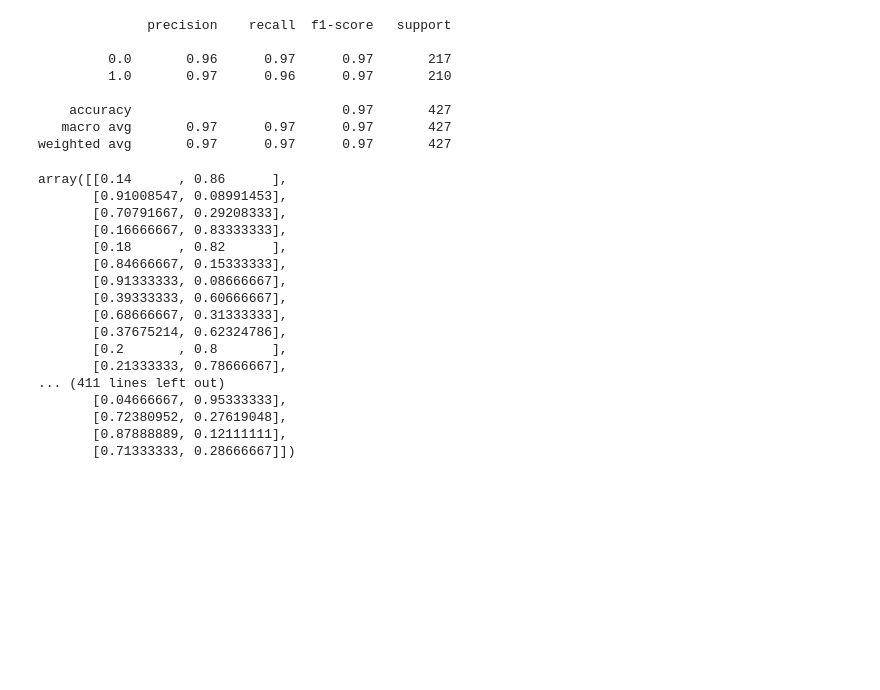
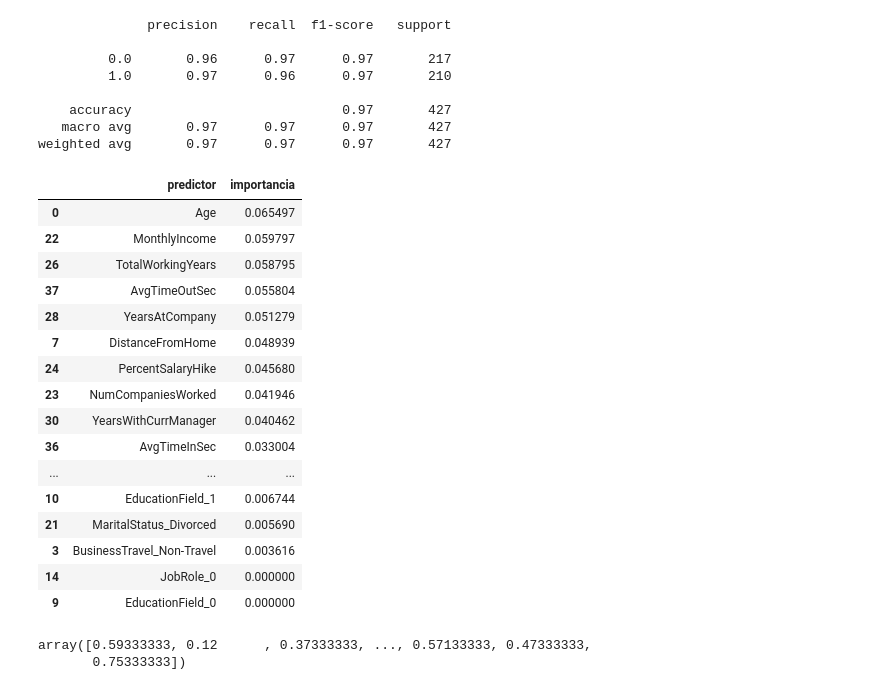
Before and after one commit to luisfangulop/hr-attrition, a Jupyter notebook: model.ipynb, the cells around one changed output. Drawn from its saved outputs; the diff is of its cells as text; code cells hidden in the pictures; blank space fills up the shorter version.

```diff
--- a/model.ipynb
+++ b/model.ipynb
@@ -445,23 +445,32 @@ print(
     accuracy                           0.97       427
    macro avg       0.97      0.97      0.97       427
 weighted avg       0.97      0.97      0.97       427
-# %%
-rfm.predict_proba(X_test)
-# %% [output]
-array([[0.14      , 0.86      ],
-       [0.91008547, 0.08991453],
-       [0.70791667, 0.29208333],
-       [0.16666667, 0.83333333],
-       [0.18      , 0.82      ],
-       [0.84666667, 0.15333333],
-       [0.91333333, 0.08666667],
-       [0.39333333, 0.60666667],
-       [0.68666667, 0.31333333],
-       [0.37675214, 0.62324786],
-       [0.2       , 0.8       ],
-       [0.21333333, 0.78666667],
-... (411 lines left out)
-       [0.04666667, 0.95333333],
-       [0.72380952, 0.27619048],
-       [0.87888889, 0.12111111],
-       [0.71333333, 0.28666667]])
+# %%
+feat_importance = pd.DataFrame(
+                            {'predictor': X.columns,
+                             'importancia': rfm.feature_importances_}
+                            )
+feat_importance.sort_values('importancia', ascending=False)
+# %% [output]
+|  | predictor | importancia |
+| 0 | Age | 0.065497 |
+| 22 | MonthlyIncome | 0.059797 |
+| 26 | TotalWorkingYears | 0.058795 |
+| 37 | AvgTimeOutSec | 0.055804 |
+| 28 | YearsAtCompany | 0.051279 |
+| 7 | DistanceFromHome | 0.048939 |
+| 24 | PercentSalaryHike | 0.045680 |
+| 23 | NumCompaniesWorked | 0.041946 |
+| 30 | YearsWithCurrManager | 0.040462 |
+| 36 | AvgTimeInSec | 0.033004 |
+| ... | ... | ... |
+| 10 | EducationField_1 | 0.006744 |
+| 21 | MaritalStatus_Divorced | 0.005690 |
+| 3 | BusinessTravel_Non-Travel | 0.003616 |
+| 14 | JobRole_0 | 0.000000 |
+| 9 | EducationField_0 | 0.000000 |
+# %%
+rfm.predict_proba(norm_df.drop('Attrition',axis=1))[:,0]
+# %% [output]
+array([0.59333333, 0.12      , 0.37333333, ..., 0.57133333, 0.47333333,
+       0.75333333])
```
Also changed, not shown: parts of 2 cells of this notebook, 1 other file.
